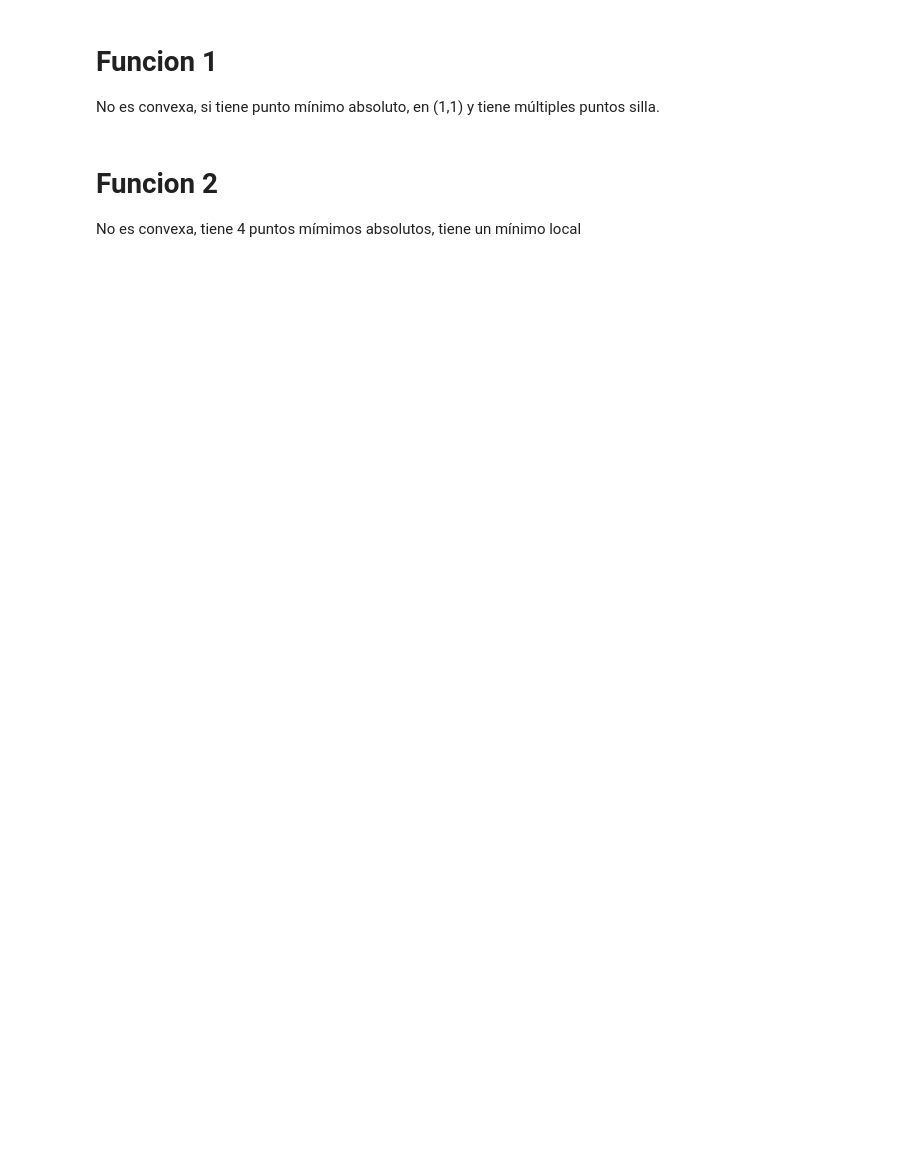
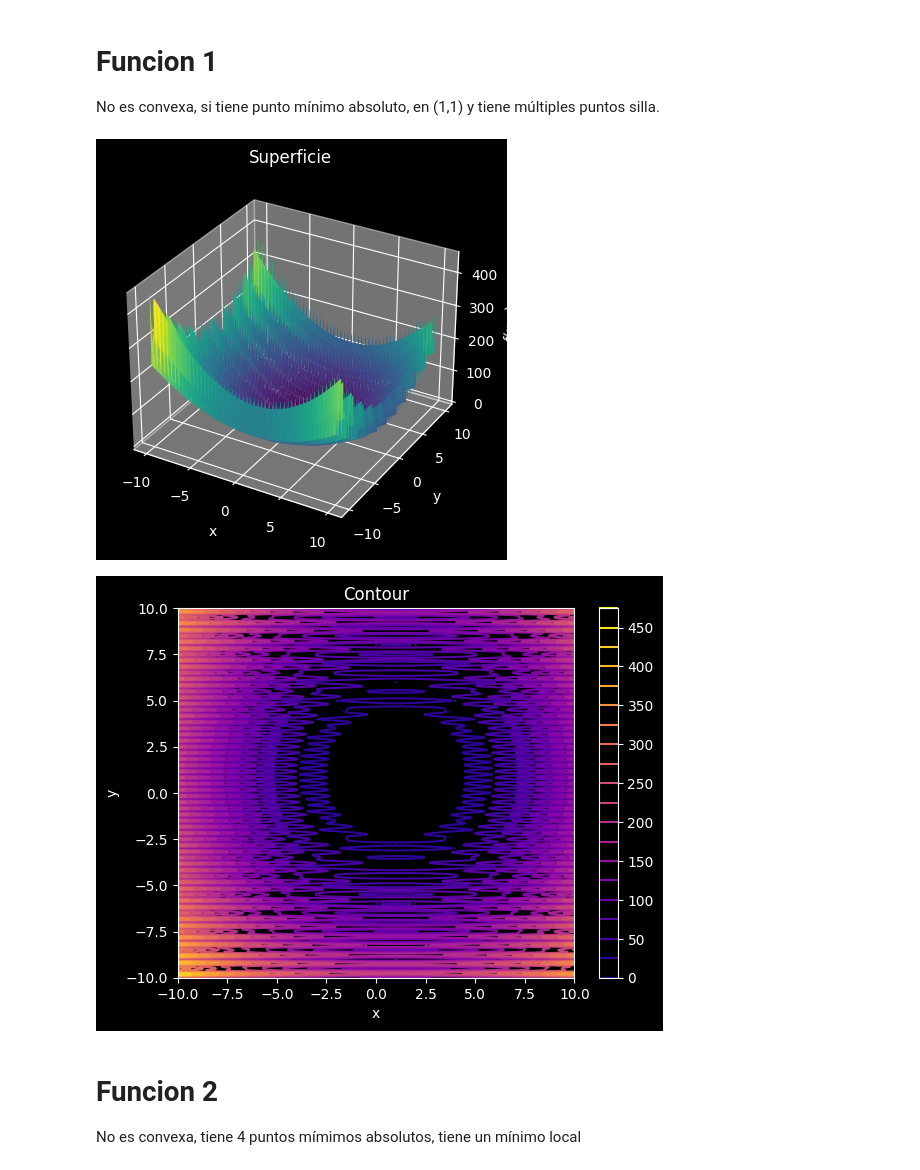
Before and after one commit to Luco1421/TPs_IA, a Jupyter notebook: TP1.ipynb, the cells around one changed output. Saved outputs shown, nothing was run; the diff lists cells and outputs as text; code cells hidden in the pictures; blank space fills up the shorter version.

```diff
--- a/TP1.ipynb
+++ b/TP1.ipynb
@@ -128,16 +145,19 @@ No es convexa, si tiene punto mínimo absoluto, en (1,1) y tiene múltiples punt
 # %%
 def gradient1(x,y):
     nx = (6*PI*torch.sin(3*PI*x)*torch.cos(3*PI*x))+(2*(x-1)*(1+(torch.sin(3*PI*y)**2)))
-    ny = ((x-1)**2)*(6*PI*torch.sin(3*PI*y)*torch.cos(3*PI*y))+(2*(y-1)*(1+(torch.sin(2*PI*y)**2)))+((y-1)**2)*(4*PI*torch.sin(2*PI*x)*torch.cos(2*PI*x))
+    ny = ((x-1)**2)*(6*PI*torch.sin(3*PI*y)*torch.cos(3*PI*y))+(2*(y-1)*(1+(torch.sin(2*PI*y)**2)))+((y-1)**2)*(4*PI*torch.sin(2*PI*y)*torch.cos(2*PI*y))
     return torch.tensor([nx, ny])
 
 def f1(x, y, lib):
     return (lib.sin(3 * lib.pi * x) ** 2) + ((x - 1) ** 2) * (1 + (lib.sin(3 * lib.pi * y) ** 2)) + ((y - 1) ** 2) * (1 + lib.sin(2 * lib.pi * y) ** 2)
 
 func1 = Function(f1,gradient1)
 plot.make_surface(func1)
 plot.make_contour(func1)
 plot.show()
+# %% [output]
+[figure, added]
+[figure, added]
 # %% [markdown]
 # Funcion 2
 No es convexa, tiene 4 puntos mímimos absolutos, tiene un mínimo local
```
Also changed, not shown: parts of 12 cells of this notebook.
